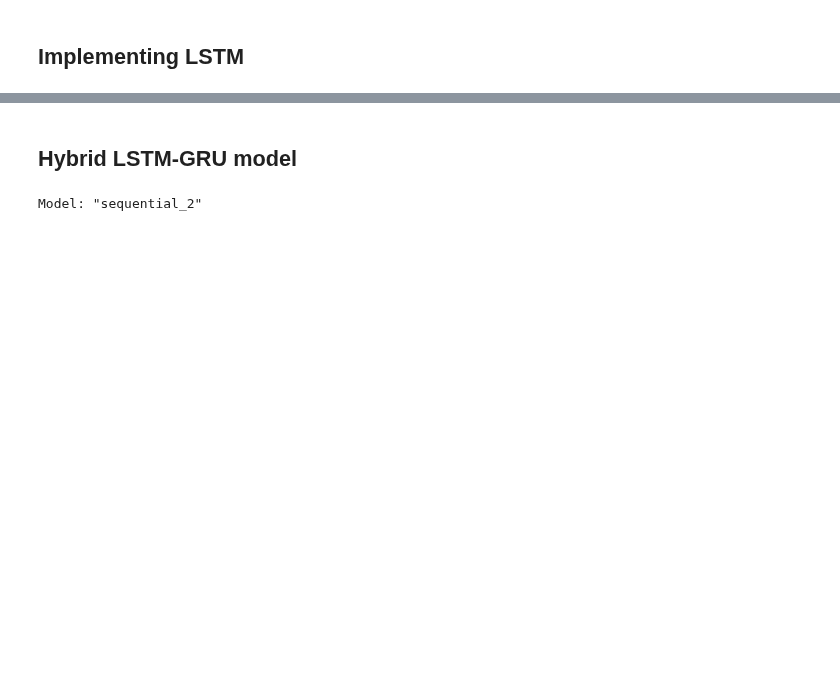
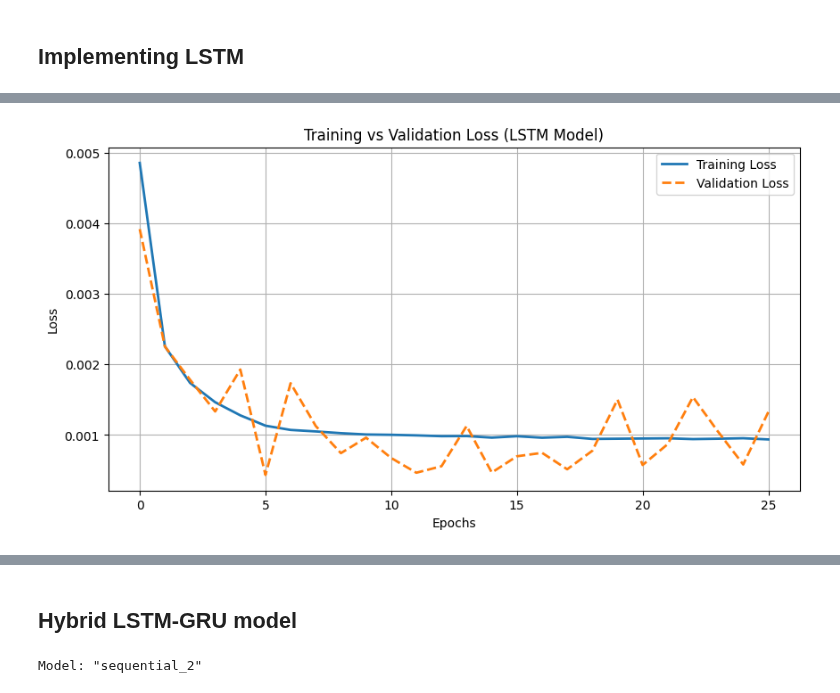
Before and after one commit to alexzheng123/EC331-project, a Jupyter notebook: code/bitcoin_forecasting.ipynb, the cells around one changed output, grey strips where cells are left out. Cells and saved outputs as stored; diff of their text form; code cells hidden in the pictures; blank space fills up the shorter version.

```diff
--- a/code/bitcoin_forecasting.ipynb
+++ b/code/bitcoin_forecasting.ipynb
@@ -415,0 +214,99 @@ R-squared (R²): 0.8976
+# %%
+# LSTM Model (Fixed Version)
+lstm_model = Sequential()
+
+# First LSTM layer with dropout
+lstm_model.add(LSTM(30, return_sequences=True, recurrent_dropout=0.2, input_shape=(X_train.shape[1], X_train.shape[2])))
+lstm_model.add(Dropout(0.5))  # Increased dropout for consistency with GRU
+
+# Fourth LSTM layer with dropout (return_sequences=False)
+lstm_model.add(LSTM(30, return_sequences=False, recurrent_dropout=0.2))  # Fixed shape issue
+lstm_model.add(Dropout(0.5))
+
+# Output layer
+lstm_model.add(Dense(1))
+
+# Define Learning Rate Decay
+lr_schedule = tf.keras.optimizers.schedules.ExponentialDecay(
+    initial_learning_rate=0.0005,
+    decay_steps=1000,
+    decay_rate=0.96,
+    staircase=True)
+
+# Compile the model (Fixed Optimizer Issue)
+optimizer = tf.keras.optimizers.Adam(learning_rate=lr_schedule)
+lstm_model.compile(optimizer=optimizer, loss='mean_squared_error')
+
+# Model Summary
+lstm_model.summary()
+
+# Define Early Stopping
+early_stopping = EarlyStopping(monitor='val_loss', patience=20, restore_best_weights=True, verbose=1)
+
+# Train the LSTM model with Early Stopping
+history = lstm_model.fit(X_train, y_train,
+                        epochs=50,  # Increased for better learning
+                        batch_size=256,  # Increased for smoother validation loss
+                        validation_data=(X_test, y_test),
+                        callbacks=[early_stopping],
+                        verbose=1)
+
+# Plot Training vs Validation Loss
+plt.figure(figsize=(10, 5))
+plt.plot(history.history['loss'], label='Training Loss', linewidth=2)
+plt.plot(history.history['val_loss'], label='Validation Loss', linewidth=2, linestyle='dashed')
+
+plt.xlabel('Epochs')
+plt.ylabel('Loss')
+plt.title('Training vs Validation Loss (LSTM Model)')
+plt.legend()
+plt.grid(True)
+plt.show()
+
+# Use a separate scaler for close prices
+close_scaler = MinMaxScaler()
+data['close'] = close_scaler.fit_transform(data[['close']])
+
+# Make predictions
+predicted_lstm = lstm_model.predict(X_test)
+
+# Inverse transform predictions
+predicted_lstm = close_scaler.inverse_transform(predicted_lstm.reshape(-1, 1))
+y_test_actual = close_scaler.inverse_transform(y_test.reshape(-1, 1))
+
+# Compute error metrics
+mae = mean_absolute_error(y_test_actual, predicted_lstm)
+mse = mean_squared_error(y_test_actual, predicted_lstm)
+rmse = np.sqrt(mse)
+mape = np.mean(np.abs((y_test_actual - predicted_lstm) / y_test_actual)) * 100
+r2 = r2_score(y_test_actual, predicted_lstm)
+
+# Print results
+print(f"Model Error Statistics:")
+print(f"Mean Absolute Error (MAE): {mae:.4f}")
+print(f"Mean Squared Error (MSE): {mse:.4f}")
+print(f"Root Mean Squared Error (RMSE): {rmse:.4f}")
+print(f"Mean Absolute Percentage Error (MAPE): {mape:.2f}%")
+print(f"R-squared (R²): {r2:.4f}")
+
+# Ensure the date index is in datetime format
+date_index = pd.to_datetime(data.index[-len(y_test_actual):])
+
+# Plot Actual vs Predicted Prices
+plt.figure(figsize=(12, 6))
+plt.plot(date_index, y_test_actual, label='Actual', linewidth=2)
+plt.plot(date_index, predicted_lstm, label='Predicted', linewidth=2, linestyle='dashed')
+
+plt.title('Actual vs Predicted Close Prices (LSTM Model)')
+plt.xlabel('Date')
+plt.ylabel('Price')
+
+# Format x-axis to show Month-Year
+plt.gca().xaxis.set_major_locator(mdates.MonthLocator(interval=2))
+plt.gca().xaxis.set_major_formatter(mdates.DateFormatter('%b %Y'))
+
+plt.xticks(rotation=45)
+plt.legend()
+plt.grid(True)
+plt.show()
+# %% [output]
@@ -415,0 +347 @@ R-squared (R²): 0.8976
+[figure, added]
```
Also changed, not shown: parts of 22 cells of this notebook.
